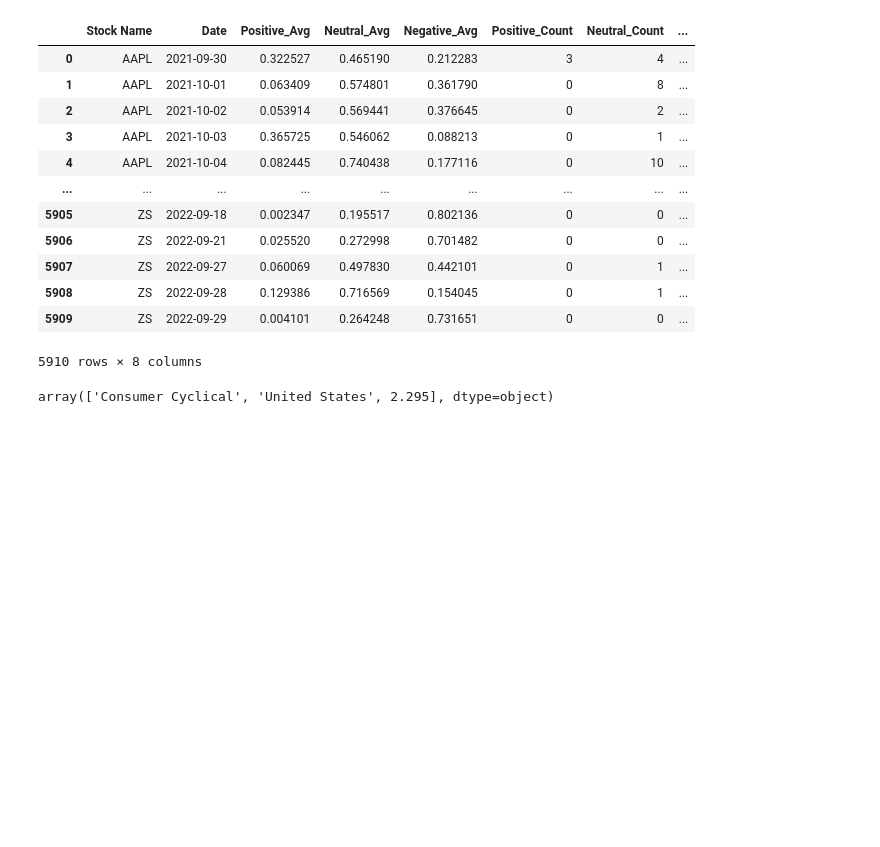
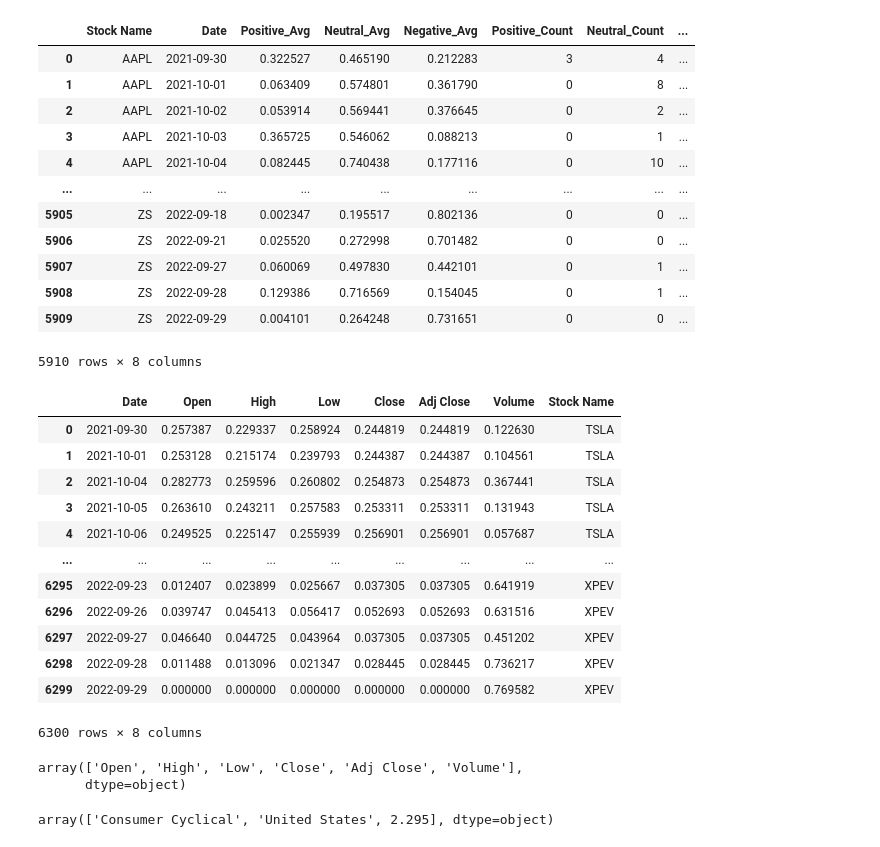
Before and after one commit to luanlam97/Gated_fusion, a Jupyter notebook: main.ipynb, the cells around one changed output. Saved outputs shown, nothing was run; the diff lists cells and outputs as text; code cells hidden in the pictures; blank space fills up the shorter version.

```diff
--- a/main.ipynb
+++ b/main.ipynb
@@ -49,4 +53,27 @@ aggregated_tweet
 5910 rows × 8 columns
 # %%
 stock['Date'] = pd.to_datetime(stock['Date'] ).dt.date
+# %%
+stock_scaled, stock_scalar = scale_stock_data(stock, constant.columns_to_scale)
+# %%
+stock_scaled
+# %% [output]
+|  | Date | Open | High | Low | Close | Adj Close | Volume | Stock Name |
+| 0 | 2021-09-30 | 0.257387 | 0.229337 | 0.258924 | 0.244819 | 0.244819 | 0.122630 | TSLA |
+| 1 | 2021-10-01 | 0.253128 | 0.215174 | 0.239793 | 0.244387 | 0.244387 | 0.104561 | TSLA |
+| 2 | 2021-10-04 | 0.282773 | 0.259596 | 0.260802 | 0.254873 | 0.254873 | 0.367441 | TSLA |
+| 3 | 2021-10-05 | 0.263610 | 0.243211 | 0.257583 | 0.253311 | 0.253311 | 0.131943 | TSLA |
+| 4 | 2021-10-06 | 0.249525 | 0.225147 | 0.255939 | 0.256901 | 0.256901 | 0.057687 | TSLA |
+| ... | ... | ... | ... | ... | ... | ... | ... | ... |
+| 6295 | 2022-09-23 | 0.012407 | 0.023899 | 0.025667 | 0.037305 | 0.037305 | 0.641919 | XPEV |
+| 6296 | 2022-09-26 | 0.039747 | 0.045413 | 0.056417 | 0.052693 | 0.052693 | 0.631516 | XPEV |
+| 6297 | 2022-09-27 | 0.046640 | 0.044725 | 0.043964 | 0.037305 | 0.037305 | 0.451202 | XPEV |
+| 6298 | 2022-09-28 | 0.011488 | 0.013096 | 0.021347 | 0.028445 | 0.028445 | 0.736217 | XPEV |
+| 6299 | 2022-09-29 | 0.000000 | 0.000000 | 0.000000 | 0.000000 | 0.000000 | 0.769582 | XPEV |
+6300 rows × 8 columns
+# %%
+stock_scalar['TSLA'].get_feature_names_out()
+# %% [output]
+array(['Open', 'High', 'Low', 'Close', 'Adj Close', 'Volume'],
+      dtype=object)
 # %%
```
Also changed, not shown: parts of 38 cells of this notebook, 6 other files.
